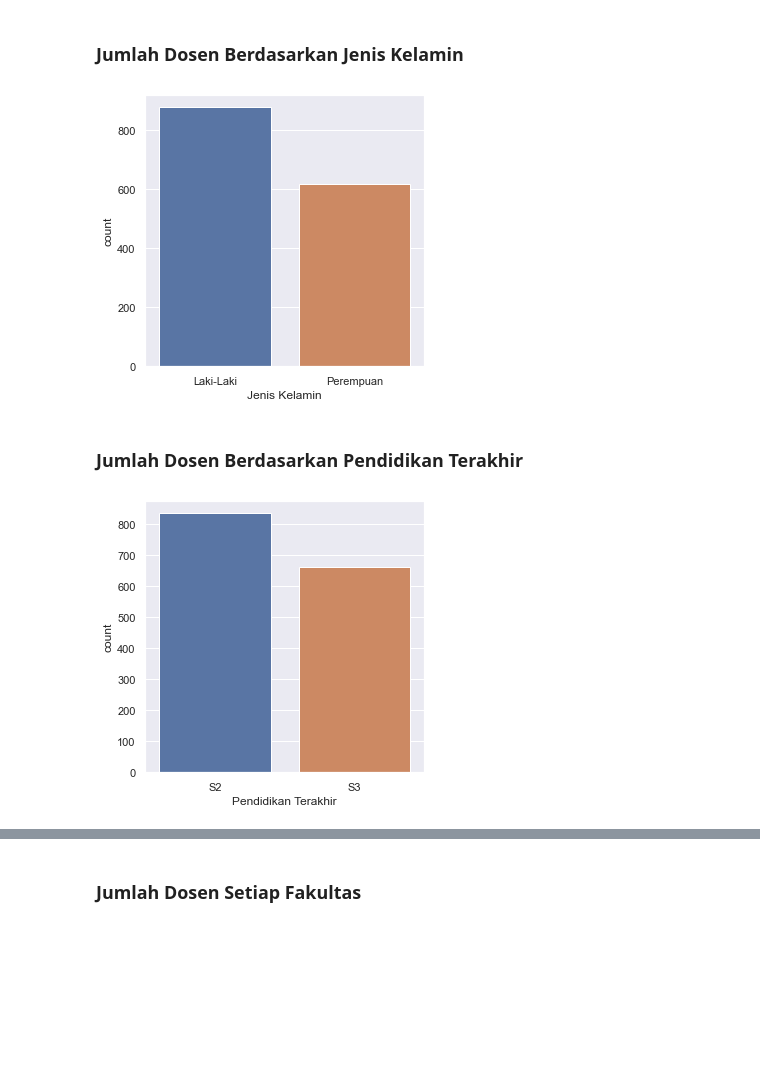
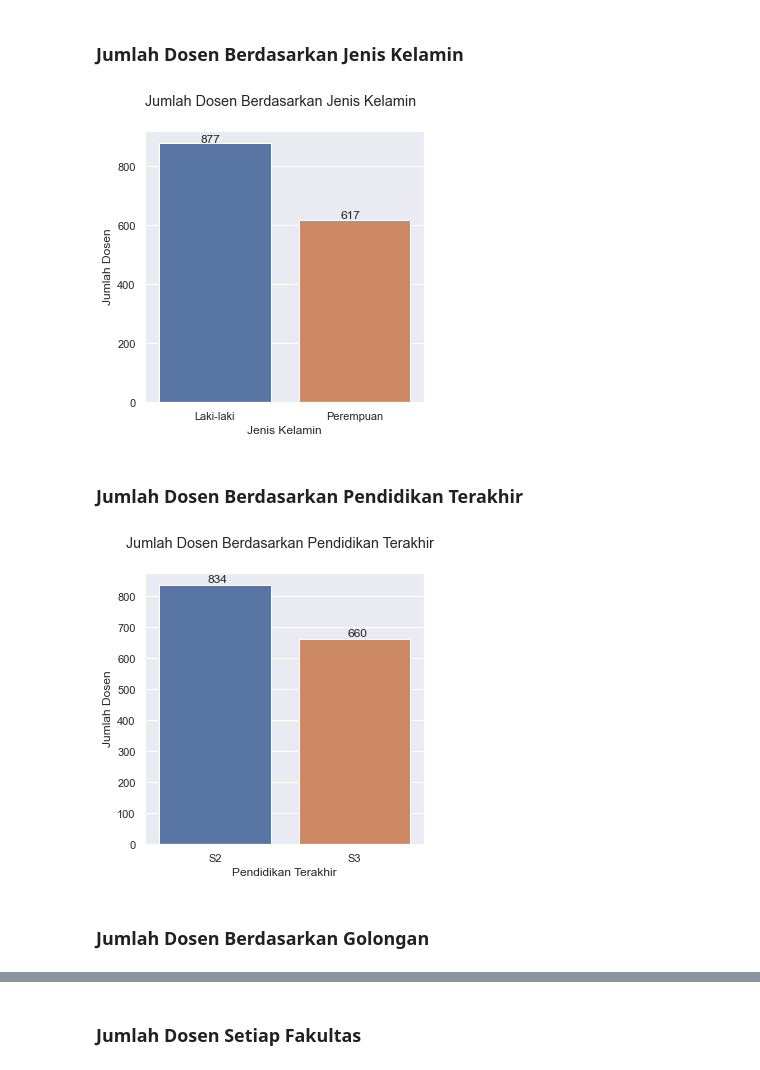
Before and after one commit to crypter7054/EDA-UPI-2022, a Jupyter notebook: EDA UPI Rev.1.ipynb, the cells around one changed output, grey strips where cells are left out. Saved outputs shown, nothing was run; the diff lists cells and outputs as text; code cells hidden in the pictures; blank space fills up the shorter version.

```diff
--- a/EDA UPI Rev.1.ipynb
+++ b/EDA UPI Rev.1.ipynb
@@ -318,0 +43,3 @@ memory usage: 388.1+ KB
+# %%
+df = pd.read_csv("C:\\Users\\LENOVO\\Scraper-SINTA-UPI-2022\\EDA-UPI-2022\\data\\dosen_praproses.csv", encoding='utf-8')
+df.head(1550)
@@ -320,13 +101,27 @@ memory usage: 388.1+ KB
 ### Jumlah Dosen Berdasarkan Jenis Kelamin
 # %%
 plt.figure(figsize=(5, 5))
+
 g = sns.countplot(x="Jenis Kelamin", data = df, order = df['Jenis Kelamin'].value_counts().index)
+g.set(ylabel='Jumlah Dosen')
+plt.suptitle("Jumlah Dosen Berdasarkan Jenis Kelamin" , fontsize = 'large', fontweight = 'regular')
+
+for p in g.patches:
+   g.annotate('{:.0f}'.format(p.get_height()), (p.get_x()+0.30, p.get_height()+5))
 # %% [output]
-[figure, old version]
+[figure, new version]
 # %% [markdown]
 ### Jumlah Dosen Berdasarkan Pendidikan Terakhir
 # %%
 plt.figure(figsize=(5, 5))
+
 g = sns.countplot(x="Pendidikan Terakhir", data = df, order = df['Pendidikan Terakhir'].value_counts().index)
+g.set(ylabel='Jumlah Dosen')
+plt.suptitle("Jumlah Dosen Berdasarkan Pendidikan Terakhir" , fontsize = 'large', fontweight = 'regular')
+
+for p in g.patches:
+   g.annotate('{:.0f}'.format(p.get_height()), (p.get_x()+0.35, p.get_height()+10))
 # %% [output]
-[figure, old version]
+[figure, new version]
+# %% [markdown]
+### Jumlah Dosen Berdasarkan Golongan
```
Also changed, not shown: parts of 63 cells of this notebook, 3 other files.
